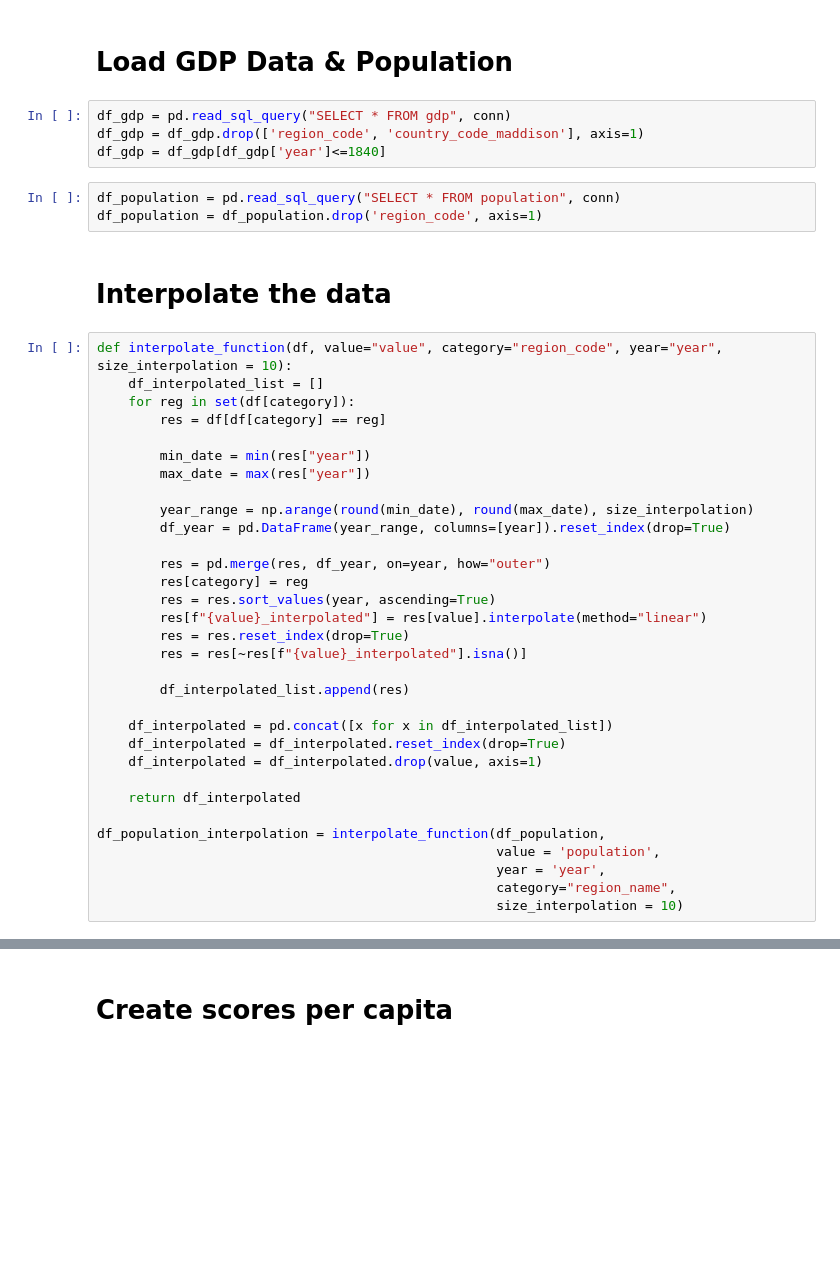
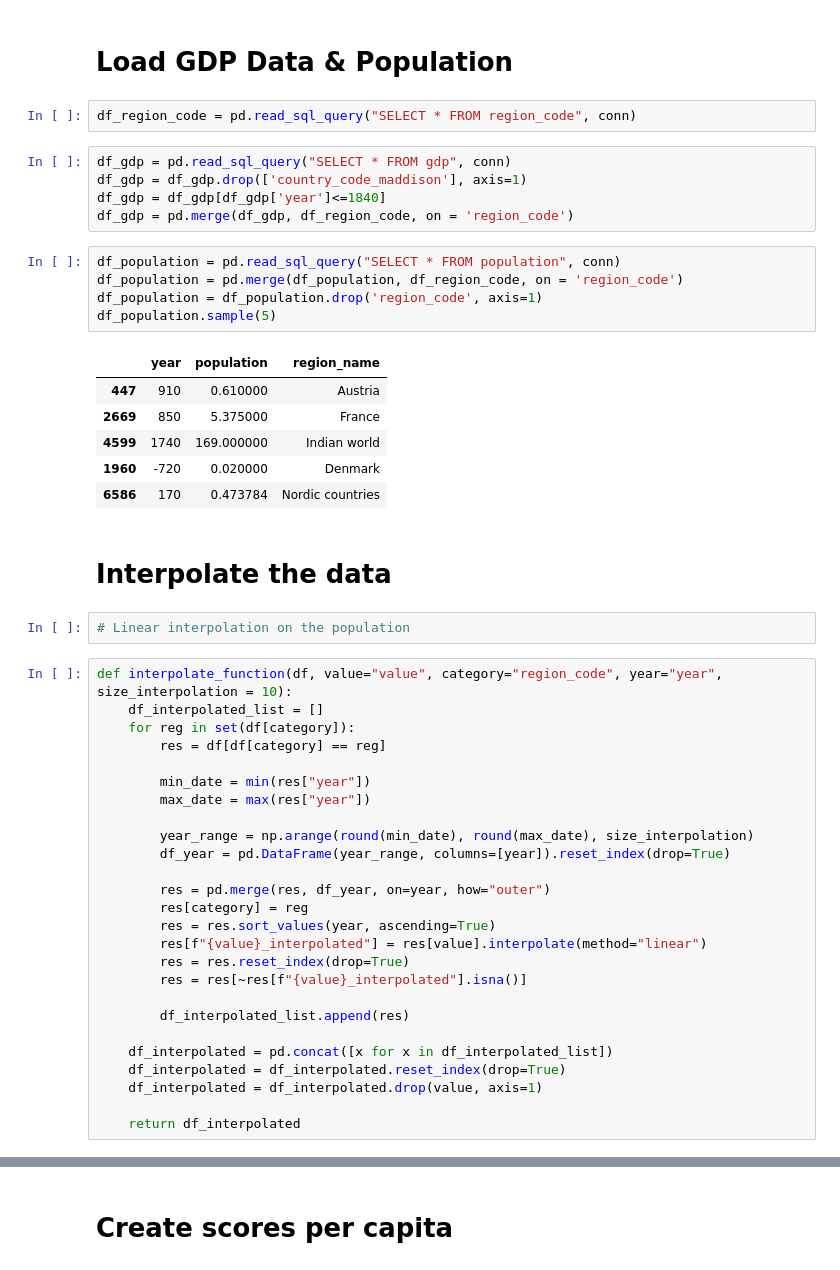
Before and after one commit to charlesdedampierre/cultura_project, a Jupyter notebook: bayesian_statistics/make_stats.ipynb, the cells around one changed output, grey strips where cells are left out. Saved outputs shown, nothing was run; the diff lists cells and outputs as text; blank space fills up the shorter version.

```diff
--- a/bayesian_statistics/make_stats.ipynb
+++ b/bayesian_statistics/make_stats.ipynb
@@ -103,43 +101,51 @@ ax.set_xlim(-500, 1840)
 # %% [markdown]
 # Load GDP Data & Population
+# %%
+df_region_code = pd.read_sql_query("SELECT * FROM region_code", conn)
 # %%
 df_gdp = pd.read_sql_query("SELECT * FROM gdp", conn)
-df_gdp = df_gdp.drop(['region_code', 'country_code_maddison'], axis=1)
+df_gdp = df_gdp.drop(['country_code_maddison'], axis=1)
 df_gdp = df_gdp[df_gdp['year']<=1840]
+df_gdp = pd.merge(df_gdp, df_region_code, on = 'region_code')
 # %%
 df_population = pd.read_sql_query("SELECT * FROM population", conn)
+df_population = pd.merge(df_population, df_region_code, on = 'region_code')
 df_population = df_population.drop('region_code', axis=1)
+df_population.sample(5)
+# %% [output]
+|  | year | population | region_name |
+| 447 | 910 | 0.610000 | Austria |
+| 2669 | 850 | 5.375000 | France |
+| 4599 | 1740 | 169.000000 | Indian world |
+| 1960 | -720 | 0.020000 | Denmark |
+| 6586 | 170 | 0.473784 | Nordic countries |
 # %% [markdown]
 # Interpolate the data
-# %%
-def interpolate_function(df, value="value", category="region_code", year="year", size_interpolation = 10):
-    df_interpolated_list = []
-    for reg in set(df[category]):
-        res = df[df[category] == reg]
-
-        min_date = min(res["year"])
-        max_date = max(res["year"])
-
-        year_range = np.arange(round(min_date), round(max_date), size_interpolation)
-        df_year = pd.DataFrame(year_range, columns=[year]).reset_index(drop=True)
-
-        res = pd.merge(res, df_year, on=year, how="outer")
-        res[category] = reg
-        res = res.sort_values(year, ascending=True)
-        res[f"{value}_interpolated"] = res[value].interpolate(method="linear")
-        res = res.reset_index(drop=True)
-        res = res[~res[f"{value}_interpolated"].isna()]
-
-        df_interpolated_list.append(res)
-
-    df_interpolated = pd.concat([x for x in df_interpolated_list])
-    df_interpolated = df_interpolated.reset_index(drop=True)
-    df_interpolated = df_interpolated.drop(value, axis=1)
-
-    return df_interpolated
-
-df_population_interpolation = interpolate_function(df_population,
-                                                   value = 'population',
-                                                   year = 'year',
-                                                   category="region_name",
-                                                   size_interpolation = 10)
+# %%
+# Linear interpolation on the population
+# %%
+def interpolate_function(df, value="value", category="region_code", year="year", size_interpolation = 10):
+    df_interpolated_list = []
+    for reg in set(df[category]):
+        res = df[df[category] == reg]
+
+        min_date = min(res["year"])
+        max_date = max(res["year"])
+
+        year_range = np.arange(round(min_date), round(max_date), size_interpolation)
+        df_year = pd.DataFrame(year_range, columns=[year]).reset_index(drop=True)
+
+        res = pd.merge(res, df_year, on=year, how="outer")
+        res[category] = reg
+        res = res.sort_values(year, ascending=True)
+        res[f"{value}_interpolated"] = res[value].interpolate(method="linear")
+        res = res.reset_index(drop=True)
+        res = res[~res[f"{value}_interpolated"].isna()]
+
+        df_interpolated_list.append(res)
+
+    df_interpolated = pd.concat([x for x in df_interpolated_list])
+    df_interpolated = df_interpolated.reset_index(drop=True)
+    df_interpolated = df_interpolated.drop(value, axis=1)
+
+    return df_interpolated
```
Also changed, not shown: parts of 11 cells of this notebook, 9 other files.
